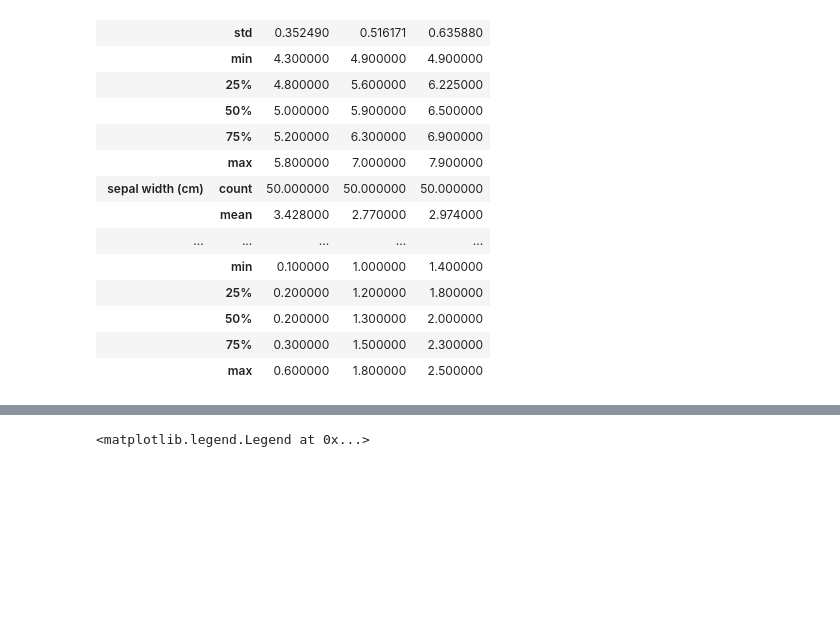
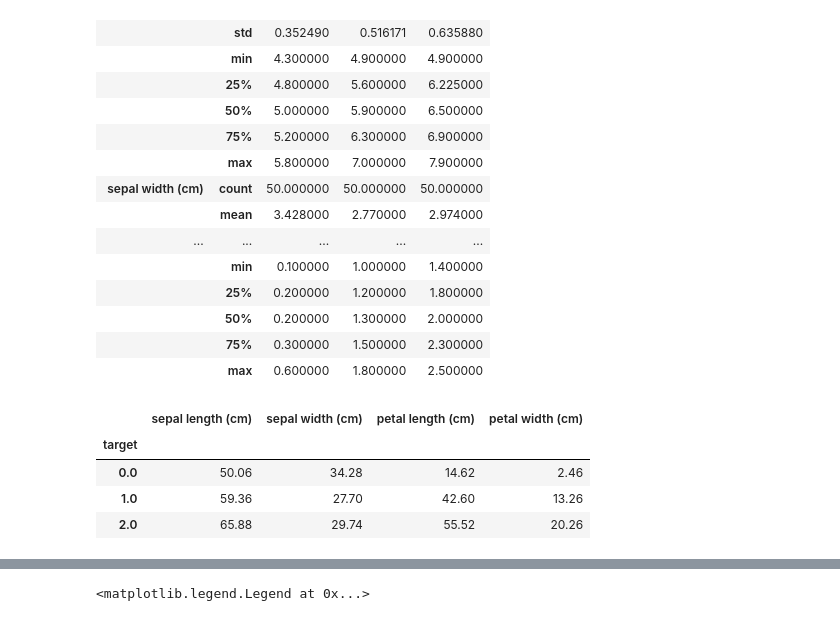
Before and after one commit to Rbiasuz/old_stuff, a Jupyter notebook: 1 Aulas Data Science/2 - Data Science Tool Kit/Pandas/Pandas Part 4 - Agrupar e Concatenar.ipynb, the cells around one changed output, grey strips where cells are left out. Saved outputs shown, nothing was run; the diff lists cells and outputs as text; code cells hidden in the pictures; blank space fills up the shorter version.

```diff
--- a/1 Aulas Data Science/2 - Data Science Tool Kit/Pandas/Pandas Part 4 - Agrupar e Concatenar.ipynb
+++ b/1 Aulas Data Science/2 - Data Science Tool Kit/Pandas/Pandas Part 4 - Agrupar e Concatenar.ipynb
@@ -97,3 +97,14 @@ agrupamento.describe().T
 |  | 50% | 0.200000 | 1.300000 | 2.000000 |
 |  | 75% | 0.300000 | 1.500000 | 2.300000 |
 |  | max | 0.600000 | 1.800000 | 2.500000 |
+# %%
+def my_function(df, n=10):
+    return df.mean() * n
+
+agrupamento.apply(my_function)
+# %% [output]
+|  | sepal length (cm) | sepal width (cm) | petal length (cm) | petal width (cm) |
+| target |  |  |  |  |
+| 0.0 | 50.06 | 34.28 | 14.62 | 2.46 |
+| 1.0 | 59.36 | 27.70 | 42.60 | 13.26 |
+| 2.0 | 65.88 | 29.74 | 55.52 | 20.26 |
```
Also changed, not shown: parts of 7 cells of this notebook, 1 other file.
